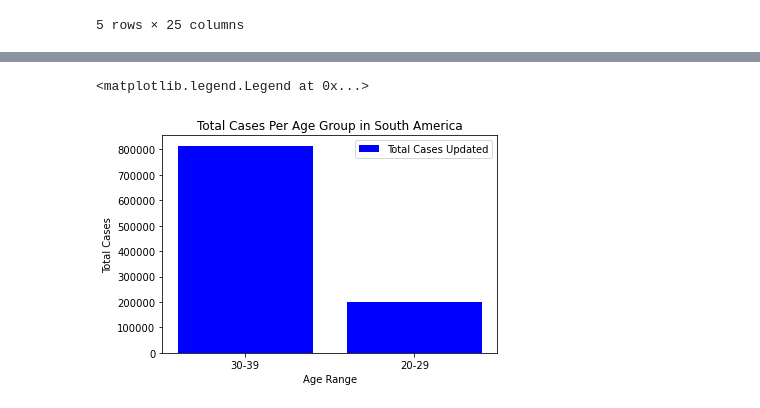
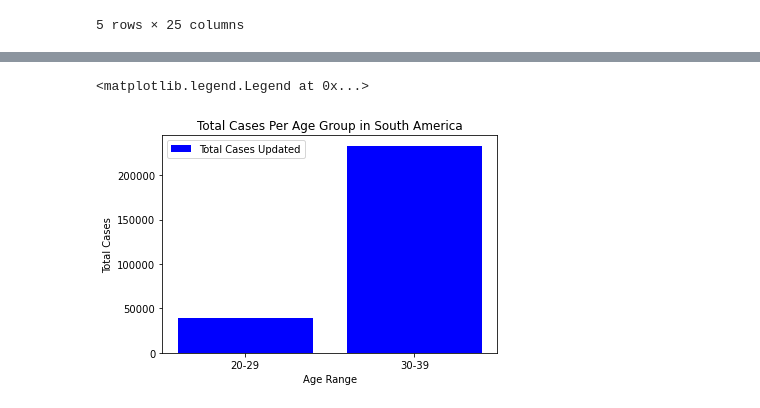
Before and after one commit to pmmfs/capstone-project, a Jupyter notebook: analysis_median_age_per_continent/Median_Age Analysis.ipynb, the cells around one changed output, grey strips where cells are left out. Cells and saved outputs as stored; diff of their text form; code cells hidden in the pictures.

```diff
--- a/analysis_median_age_per_continent/Median_Age Analysis.ipynb
+++ b/analysis_median_age_per_continent/Median_Age Analysis.ipynb
@@ -11,7 +11,7 @@ from matplotlib import pyplot as plt
 %matplotlib inline
 # %%
 # Import dataset & store into dataframe
-merged_covid_df = pd.read_csv("../Resources/merged_covid_FINAL.csv")
+merged_covid_df = pd.read_csv("merged_covid_FINAL.csv")
 merged_covid_df.head()
 # %% [output]
 |  | primary_key_reaction | date_updated | iso_code | continent | location | population | population_density | ... |
@@ -922,3 +946,6 @@ median_age_SA.head()
 | Chile | 19116209.0 | 24.282 | 35.4 | 2277.633333 | 0.011915 | 62.466667 | ... |
 | Colombia | 50882884.0 | 44.223 | 32.2 | 3377.433333 | 0.006638 | 107.577778 | ... |
 5 rows × 25 columns
+# %%
+med_SA = median_age_SA.groupby("Age_Range").mean()
+med_SA
@@ -924,0 +960,3 @@ median_age_SA.head()
+# %%
+med_SA1= med_SA.dropna()
+med_SA1
@@ -925,13 +969,13 @@ median_age_SA.head()
 # %%
 # Create the plot.
-plt.bar(median_age_SA.Age_Range, median_age_SA["total_cases_updated"], color="blue", label='Total Cases Updated')
+plt.bar(med_SA1.index, med_SA1["total_cases_updated"], color="blue", label='Total Cases Updated')
 # Create labels for the x and y axes.
 plt.xlabel("Age Range")
 plt.ylabel("Total Cases")
 # Create a title.
 plt.title("Total Cases Per Age Group in South America")
 # Add the legend.
 plt.legend()
 # %% [output]
 <matplotlib.legend.Legend at 0x...>
-[figure, old version]
+[figure, new version]
```
Also changed, not shown: parts of 20 cells of this notebook, 31 other files.
